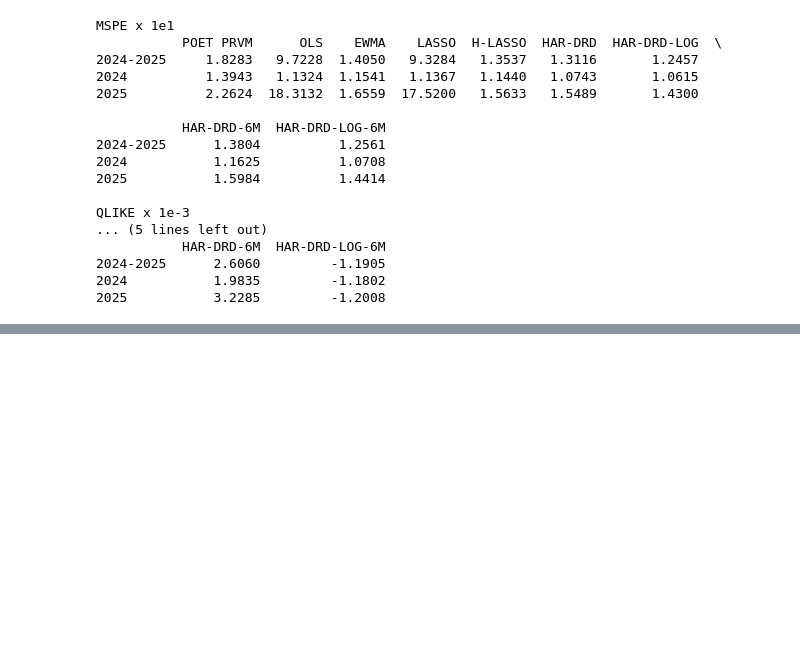
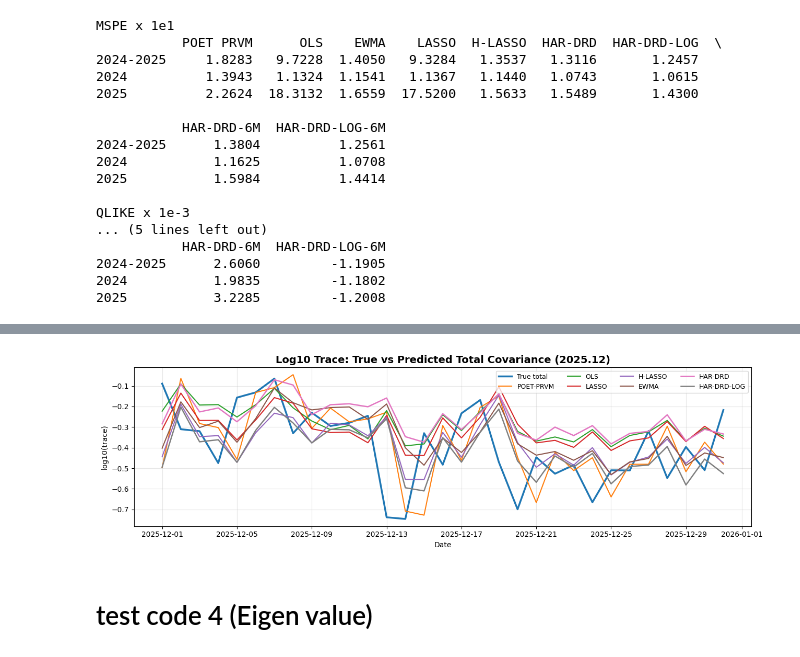
Before and after one commit to JasonKimJaeho/fivar-crypto, a Jupyter notebook: FIVAR_HAR.ipynb, the cells around one changed output, grey strips where cells are left out. Cells and saved outputs as stored; diff of their text form; code cells hidden in the pictures; blank space fills up the shorter version.

```diff
--- a/FIVAR_HAR.ipynb
+++ b/FIVAR_HAR.ipynb
@@ -2301,0 +2543,4 @@ QLIKE x 1e-3
+# %%
+plot_trace_by_period("2025-12-01", "2025-12-31", "2025.12")
+# %% [output]
+[figure, added]
@@ -2301,0 +2550,2 @@ QLIKE x 1e-3
+# %% [markdown]
+# test code 4 (Eigen value)
```
Also changed, not shown: parts of 32 cells of this notebook.
